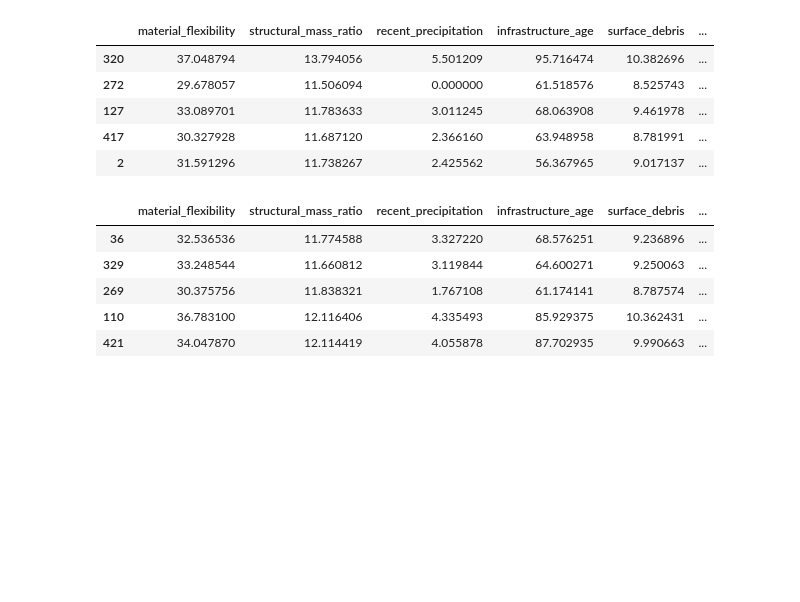
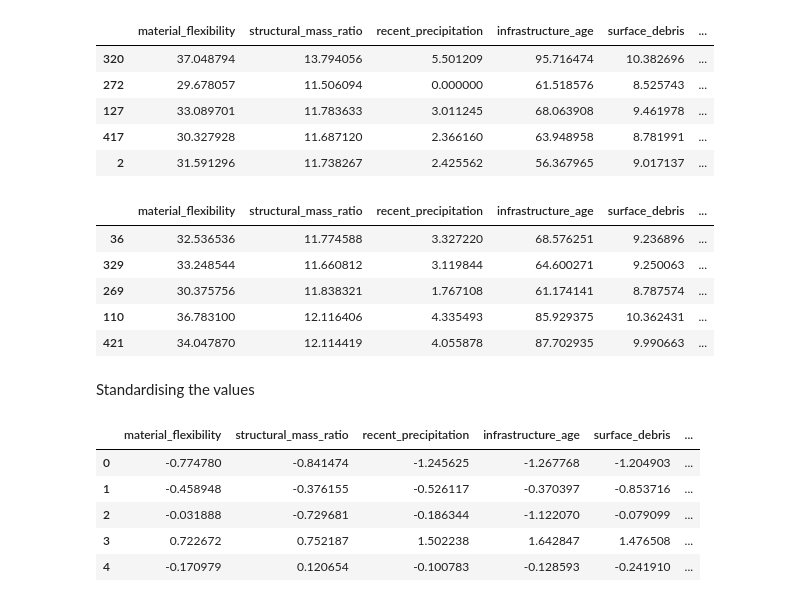
Before and after one commit to Mouldiez/Y3-Intro-to-ML-Assignment, a Jupyter notebook: 03_Data_Preperation.ipynb, the cells around one changed output. Saved outputs shown, nothing was run; the diff lists cells and outputs as text; code cells hidden in the pictures; blank space fills up the shorter version.

Commit message:
data preparation now time for modelling

```diff
--- a/03_Data_Preperation.ipynb
+++ b/03_Data_Preperation.ipynb
@@ -8,6 +8,8 @@ import pandas as pd
 from sklearn.model_selection import train_test_split
 from sklearn.preprocessing import OneHotEncoder
 ohe = OneHotEncoder(handle_unknown = 'ignore' , sparse_output = False).set_output(transform = 'pandas')
+from sklearn.preprocessing import StandardScaler
+scaler = StandardScaler()
 # %% [output]
 Requirement already satisfied: scikit-learn in .\.venv\Lib\site-packages (1.9.1)
 Requirement already satisfied: numpy>=1.24.1 in .\.venv\Lib\site-packages (from scikit-learn) (2.5.5)
@@ -184,3 +206,30 @@ X_test.head()
 | 269 | 30.375756 | 11.838321 | 1.767108 | 61.174141 | 8.787574 | ... |
 | 110 | 36.783100 | 12.116406 | 4.335493 | 85.929375 | 10.362431 | ... |
 | 421 | 34.047870 | 12.114419 | 4.055878 | 87.702935 | 9.990663 | ... |
+# %% [markdown]
+Standardising the values
+# %%
+X_train_scaled = scaler.fit_transform(X_train)
+X_val_scaled = scaler.transform(X_val)
+X_test_scaled = scaler.transform(X_test)
+# %%
+X_train_scaled =pd.DataFrame(X_train_scaled, columns = ['material_flexibility','structural_mass_ratio','recent_precipitation','infrastructure_age','surface_debris',
+'vibration_exposure','asset_density','moisture_stress','inspection_season_autumn','inspection_season_spring','inspection_season_summer','inspection_season_winter',
+'inspection_window_afternoon','inspection_window_morning','inspection_window_night'])
+
+X_val_scaled =pd.DataFrame(X_val_scaled, columns = ['material_flexibility','structural_mass_ratio','recent_precipitation','infrastructure_age','surface_debris',
+'vibration_exposure','asset_density','moisture_stress','inspection_season_autumn','inspection_season_spring','inspection_season_summer','inspection_season_winter',
+'inspection_window_afternoon','inspection_window_morning','inspection_window_night'])
+
+X_test_scaled = pd.DataFrame(X_test_scaled, columns = ['material_flexibility','structural_mass_ratio','recent_precipitation','infrastructure_age','surface_debris',
+'vibration_exposure','asset_density','moisture_stress','inspection_season_autumn','inspection_season_spring','inspection_season_summer','inspection_season_winter',
+'inspection_window_afternoon','inspection_window_morning','inspection_window_night'])
+# %%
+X_train_scaled.head()
+# %% [output]
+|  | material_flexibility | structural_mass_ratio | recent_precipitation | infrastructure_age | surface_debris | ... |
+| 0 | -0.774780 | -0.841474 | -1.245625 | -1.267768 | -1.204903 | ... |
+| 1 | -0.458948 | -0.376155 | -0.526117 | -0.370397 | -0.853716 | ... |
+| 2 | -0.031888 | -0.729681 | -0.186344 | -1.122070 | -0.079099 | ... |
+| 3 | 0.722672 | 0.752187 | 1.502238 | 1.642847 | 1.476508 | ... |
+| 4 | -0.170979 | 0.120654 | -0.100783 | -0.128593 | -0.241910 | ... |
```
Also changed, not shown: parts of 3 cells of this notebook, 8 other files.
